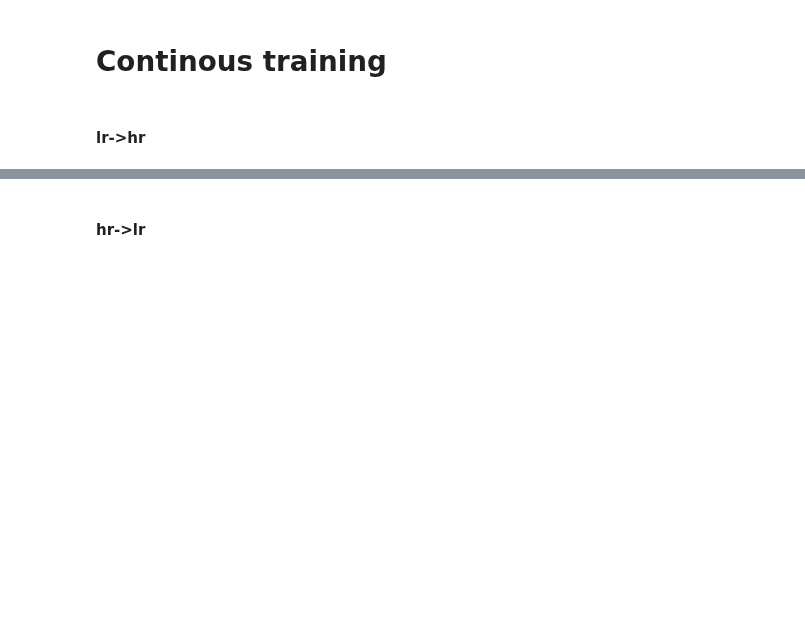
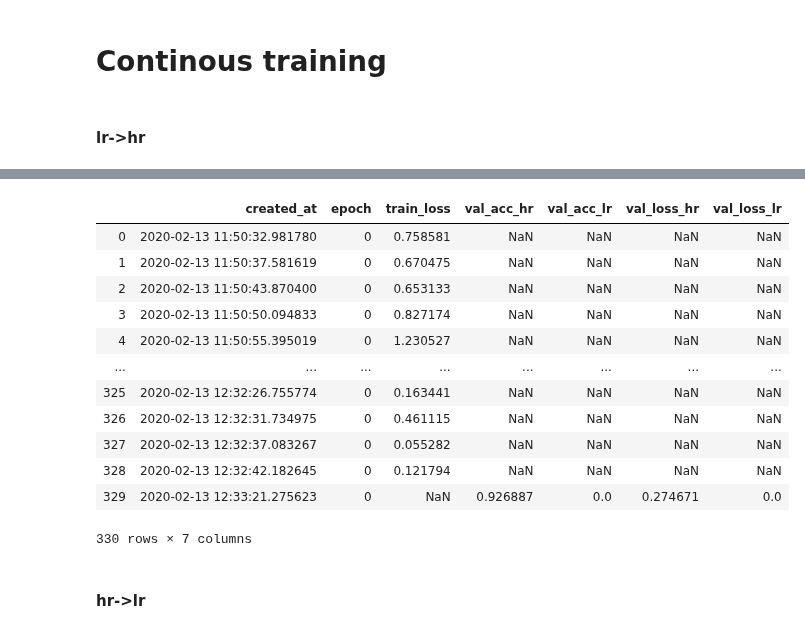
Before and after one commit to cirmuw/dynamicmemory, a Jupyter notebook: J_ContinousTraining.ipynb, the cells around one changed output, grey strips where cells are left out. Drawn from its saved outputs; the diff is of its cells as text; code cells hidden in the pictures; blank space fills up the shorter version.

```diff
--- a/J_ContinousTraining.ipynb
+++ b/J_ContinousTraining.ipynb
@@ -103,4 +106,6 @@ for i in range(5):
     base_lr_continous_params[-1]['run_postfix'] = i+1
     if schedule:
         slurm.srun(catsmodel.trained_model, [base_lr_continous_params[-1]], params=sparams, remote=True)
+    else:
+        print(catsmodel.is_cached(base_lr_continous_params[-1]))
 # %% [output]
@@ -132,2 +122,15 @@ hparams={'continous': True,
-# %%
-catsmodel.trained_model(hparams)
+# %%
+hparams={'continous': True,
+         'use_cache': False,
+         'datasetfile': 'catsinom_combined_dataset.csv',
+         'base_model': basemodel_lr,
+         'val_check_interval': 30}
+base_lr_continous_nocache_params = []
+for i in range(5):
+    base_lr_continous_nocache_params.append(hparams.copy())
+    base_lr_continous_nocache_params[-1]['run_postfix'] = i+1
+    if schedule:
+#         slurm.srun(catsmodel.trained_model, [base_lr_continous_nocache_params[-1]], params=sparams, remote=True)
+        print('.')
+    else:
+        print(catsmodel.is_cached(base_lr_continous_nocache_params[-1]))
@@ -133,0 +148,2 @@ catsmodel.trained_model(hparams)
+# %%
+model, logs, df_cache, basemodel_lr = catsmodel.trained_model(base_lr_continous_nocache_params[-1], show_progress=True)
@@ -134,3 +179,19 @@ catsmodel.trained_model(hparams)
+# %%
+logs
+# %% [output]
+|  | created_at | epoch | train_loss | val_acc_hr | val_acc_lr | val_loss_hr | val_loss_lr |
+| 0 | 2020-02-13 11:50:32.981780 | 0 | 0.758581 | NaN | NaN | NaN | NaN |
+| 1 | 2020-02-13 11:50:37.581619 | 0 | 0.670475 | NaN | NaN | NaN | NaN |
+| 2 | 2020-02-13 11:50:43.870400 | 0 | 0.653133 | NaN | NaN | NaN | NaN |
+| 3 | 2020-02-13 11:50:50.094833 | 0 | 0.827174 | NaN | NaN | NaN | NaN |
+| 4 | 2020-02-13 11:50:55.395019 | 0 | 1.230527 | NaN | NaN | NaN | NaN |
+| ... | ... | ... | ... | ... | ... | ... | ... |
+| 325 | 2020-02-13 12:32:26.755774 | 0 | 0.163441 | NaN | NaN | NaN | NaN |
+| 326 | 2020-02-13 12:32:31.734975 | 0 | 0.461115 | NaN | NaN | NaN | NaN |
+| 327 | 2020-02-13 12:32:37.083267 | 0 | 0.055282 | NaN | NaN | NaN | NaN |
+| 328 | 2020-02-13 12:32:42.182645 | 0 | 0.121794 | NaN | NaN | NaN | NaN |
+| 329 | 2020-02-13 12:33:21.275623 | 0 | NaN | 0.926887 | 0.0 | 0.274671 | 0.0 |
+330 rows × 7 columns
 # %% [markdown]
 #### hr->lr
 # %%
```
Also changed, not shown: parts of 7 cells of this notebook, 1 other file.
